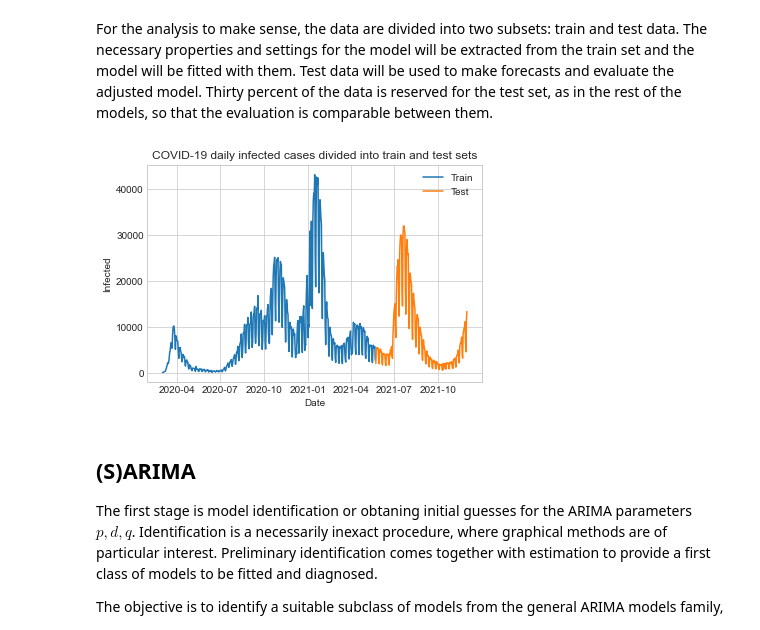
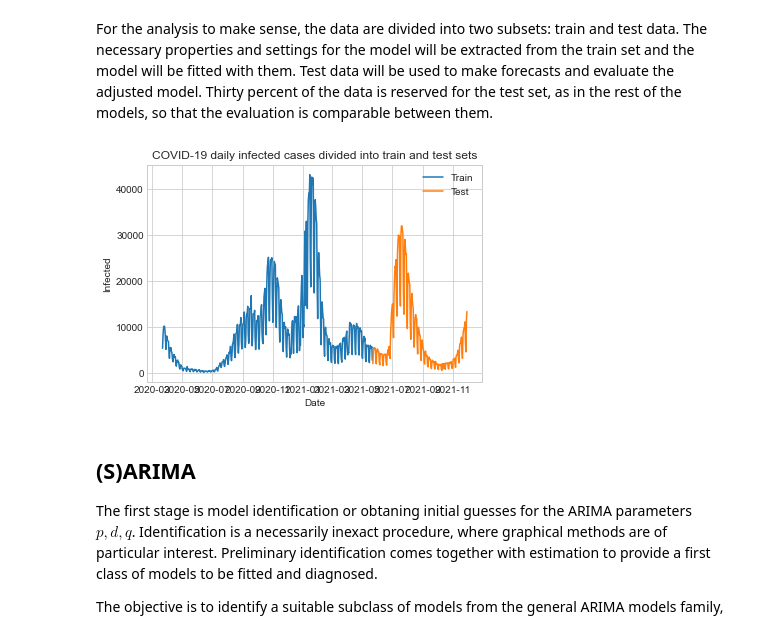
Before and after one commit to marialonsogar/COVID-Dynamics-Model-Comparison, a Jupyter notebook: modeling/ARIMA-COVID-Spain.ipynb, the cells around one changed output. Drawn from its saved outputs; the diff is of its cells as text; code cells hidden in the pictures.

```diff
--- a/modeling/ARIMA-COVID-Spain.ipynb
+++ b/modeling/ARIMA-COVID-Spain.ipynb
@@ -63,15 +64,16 @@ For the analysis to make sense, the data are divided into two subsets: train and
 # %%
 # divide data into train and test sets
 train, test = train_test_split(df, test_size=0.3)
+train = train[20:]
 plt.plot(train, label='Train')
 plt.plot(test, label='Test')
 plt.title('COVID-19 daily infected cases divided into train and test sets')
 plt.ylabel('Infected')
 plt.xlabel('Date')
 plt.legend()
 plt.show()
 # %% [output]
-[figure, old version]
+[figure, new version]
 # %% [markdown]
 ## (S)ARIMA
 The first stage is model identification or obtaning initial guesses for the ARIMA parameters $p, d, q$. Identification is a necessarily inexact procedure, where graphical methods are of particular interest. Preliminary identification comes together with estimation to provide a first class of models to be fitted and diagnosed.
```
Also changed, not shown: parts of 59 cells of this notebook, 18 other files.
